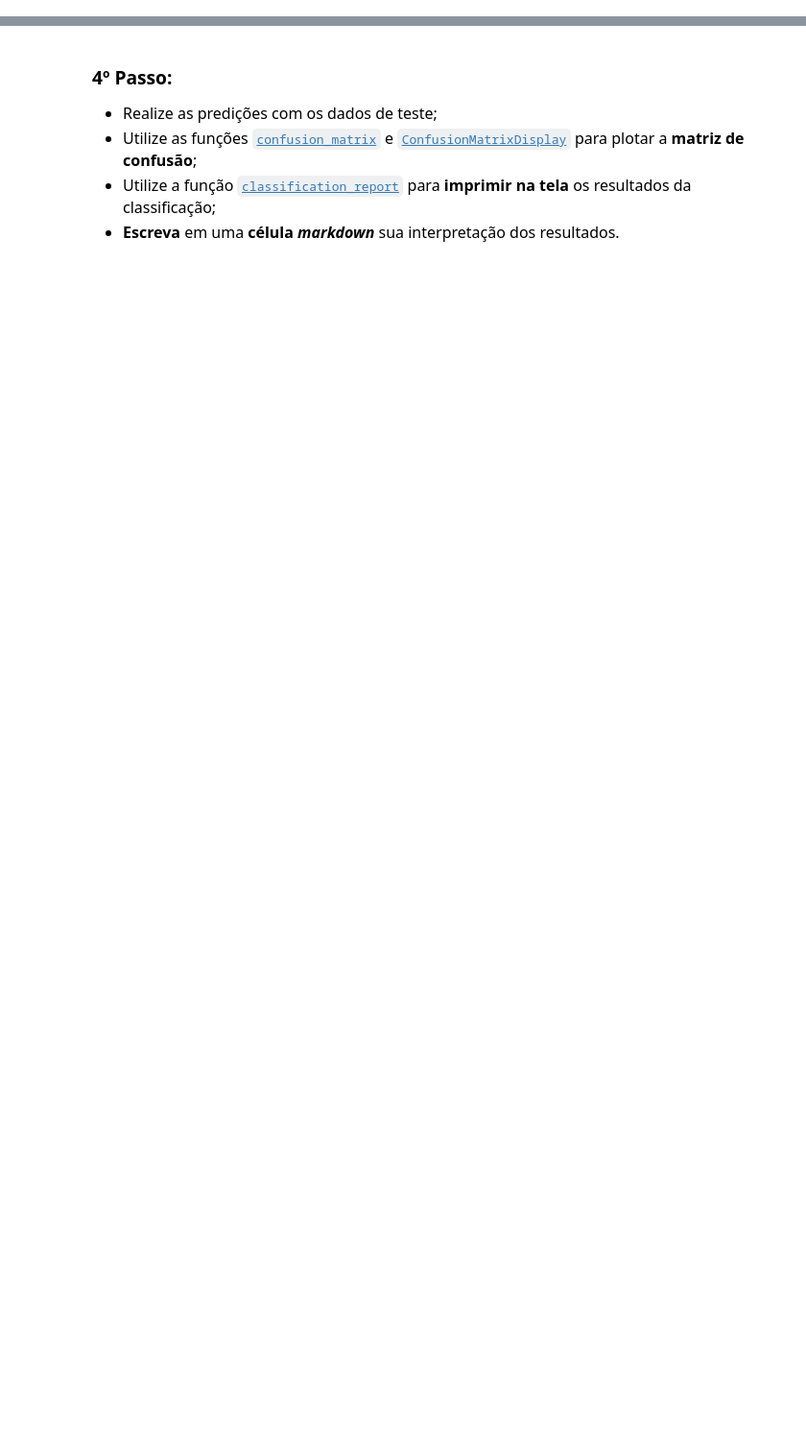
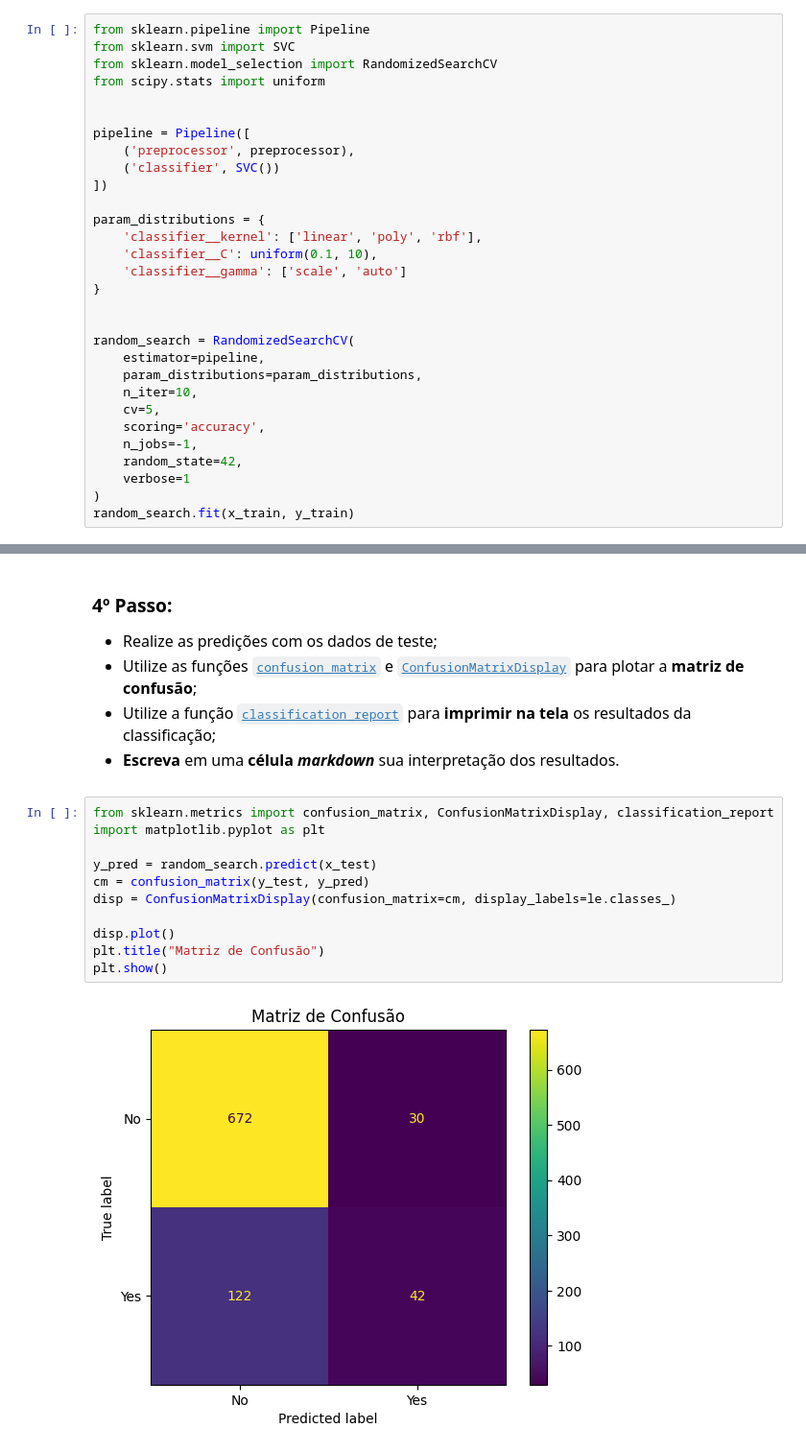
Before and after one commit to Alomyr/Apredizado-de-maquina-supervisonado, a Jupyter notebook: Unidade02/Atividades/atividade4.ipynb, the cells around one changed output, grey strips where cells are left out. Shown at 96% size. Cells and saved outputs as stored; diff of their text form; blank space fills up the shorter version.

```diff
--- a/Unidade02/Atividades/atividade4.ipynb
+++ b/Unidade02/Atividades/atividade4.ipynb
@@ -95,3 +114,33 @@ y = dataset["HeartDisease"]
     - 5 divisões para validação cruzada;
     - Métrica acurácia.
 - **Imprima na tela** os melhores hiperparâmetros e valor de acurácia.
+# %%
+from sklearn.pipeline import Pipeline
+from sklearn.svm import SVC
+from sklearn.model_selection import RandomizedSearchCV
+from scipy.stats import uniform
+
+
+pipeline = Pipeline([
+    ('preprocessor', preprocessor),
+    ('classifier', SVC())
+])
+
+param_distributions = {
+    'classifier__kernel': ['linear', 'poly', 'rbf'],
+    'classifier__C': uniform(0.1, 10),
+    'classifier__gamma': ['scale', 'auto']
+}
+
+
+random_search = RandomizedSearchCV(
+    estimator=pipeline,
+    param_distributions=param_distributions,
+    n_iter=10,
+    cv=5,
+    scoring='accuracy',
+    n_jobs=-1,
+    random_state=42,
+    verbose=1
+)
+random_search.fit(x_train, y_train)
@@ -103,3 +178,16 @@ y = dataset["HeartDisease"]
 - Utilize as funções [`confusion_matrix`](https://scikit-learn.org/stable/modules/generated/sklearn.metrics.confusion_matrix.html) e [`ConfusionMatrixDisplay`](https://scikit-learn.org/stable/modules/generated/sklearn.metrics.ConfusionMatrixDisplay.html) para plotar a **matriz de confusão**;
 - Utilize a função [`classification_report`](https://scikit-learn.org/stable/modules/generated/sklearn.metrics.classification_report.html) para **imprimir na tela** os resultados da classificação;
 - **Escreva** em uma **célula _markdown_** sua interpretação dos resultados.
+# %%
+from sklearn.metrics import confusion_matrix, ConfusionMatrixDisplay, classification_report
+import matplotlib.pyplot as plt
+
+y_pred = random_search.predict(x_test)
+cm = confusion_matrix(y_test, y_pred)
+disp = ConfusionMatrixDisplay(confusion_matrix=cm, display_labels=le.classes_)
+
+disp.plot()
+plt.title("Matriz de Confusão")
+plt.show()
+# %% [output]
+[figure, added]
```
Also changed, not shown: parts of 9 cells of this notebook, 2 other files.
